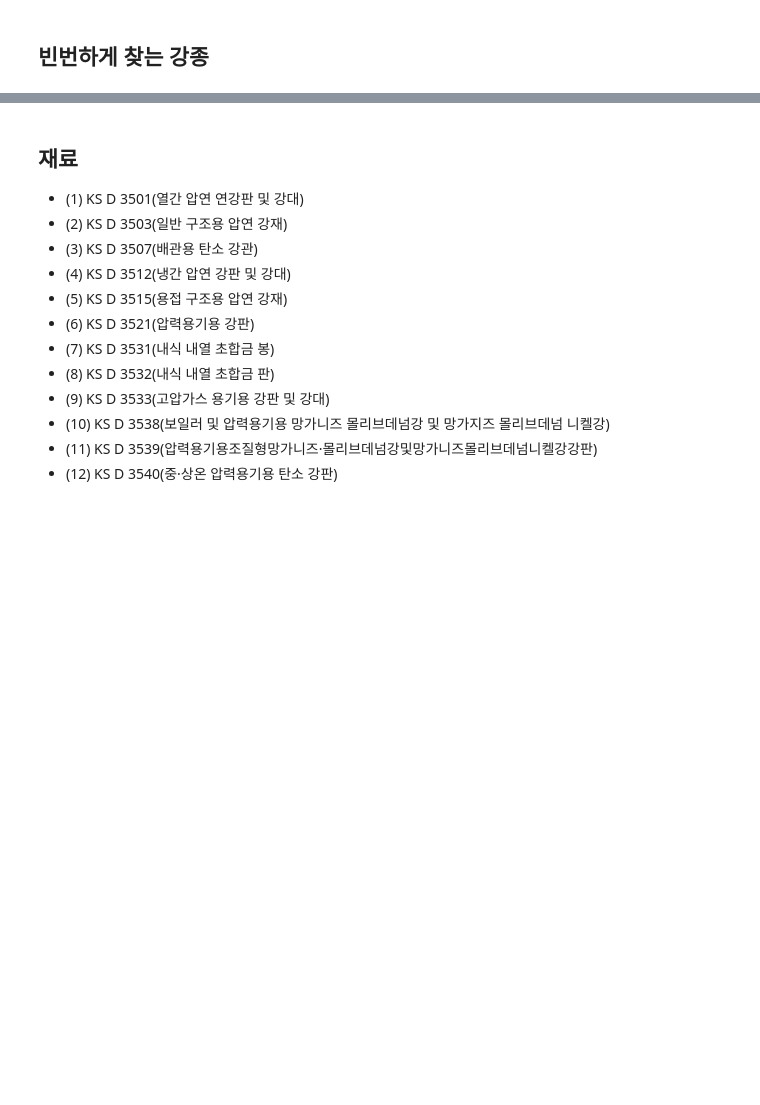
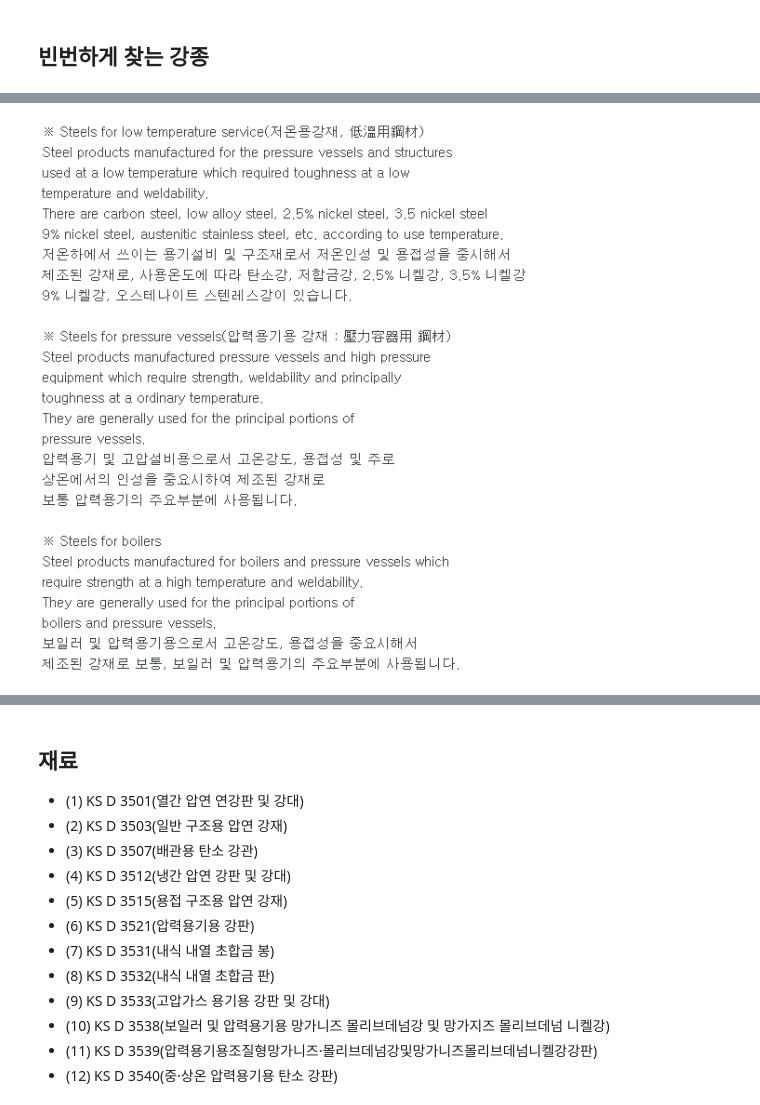
Before and after one commit to mechamuk/Graduate_work-Research, a Jupyter notebook: 20200420/research_20200420.ipynb, the cells around one changed output, grey strips where cells are left out. Cells and saved outputs as stored; diff of their text form; code cells hidden in the pictures; blank space fills up the shorter version.

```diff
--- a/20200420/research_20200420.ipynb
+++ b/20200420/research_20200420.ipynb
@@ -54,0 +49,4 @@ Image("research_20200413_4.png")
+# %%
+Image("자료조사_20200413_2.png")
+# %% [output]
+[figure, added]
```
Also changed, not shown: parts of 20 cells of this notebook.
